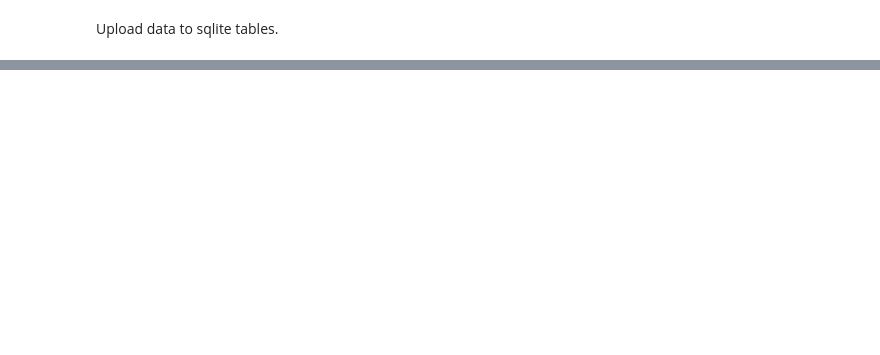
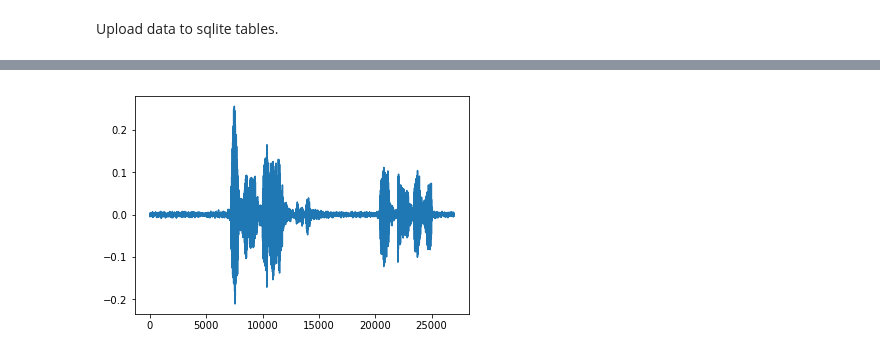
Before and after one commit to rkmalaiya/emotion_speech_perception, a Jupyter notebook: dynamic_rnn_feature_learning.ipynb, the cells around one changed output, grey strips where cells are left out. Saved outputs shown, nothing was run; the diff lists cells and outputs as text; code cells hidden in the pictures; blank space fills up the shorter version.

```diff
--- a/dynamic_rnn_feature_learning.ipynb
+++ b/dynamic_rnn_feature_learning.ipynb
@@ -293,5 +370,8 @@ dis.Audio(data = y, rate = rate)
 # %%
-y = Data.y[-1].ravel()
+y = np.concatenate(Data.out.y_orig_out[48].sort_index().values)
+plt.plot(y)
+
 dis.Audio(data = y, rate = rate)
 # %% [output]
 [interactive output not drawn]
+[figure, added]
```
Also changed, not shown: parts of 36 cells of this notebook, 13 other files.
